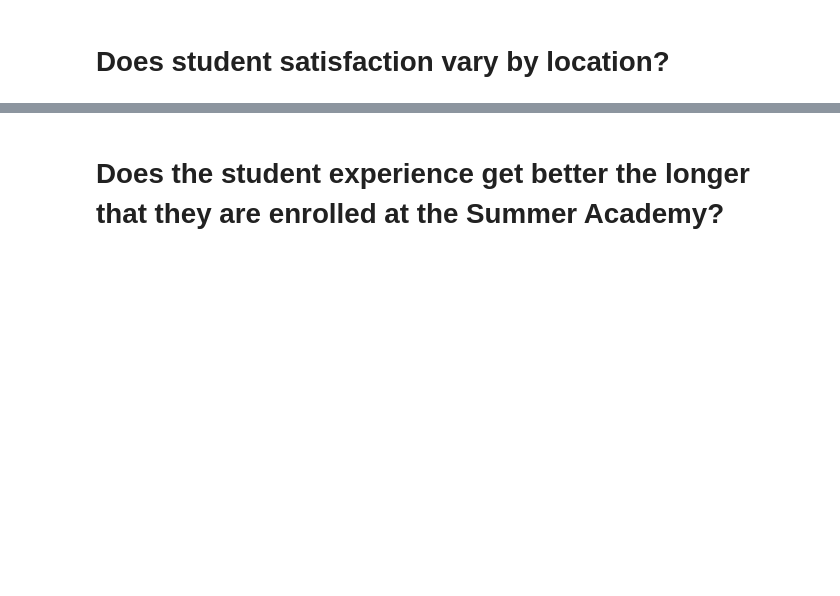
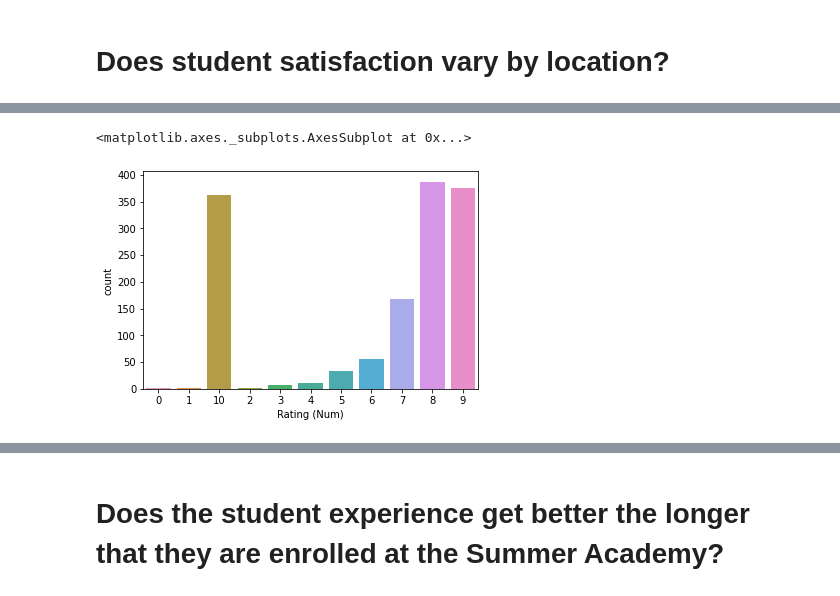
Before and after one commit to sandycamilo/DS1.1-NPS, a Jupyter notebook: notebooks/Summer_Academy_NPS_Data.ipynb, the cells around one changed output, grey strips where cells are left out. Cells and saved outputs as stored; diff of their text form; code cells hidden in the pictures; blank space fills up the shorter version.

```diff
--- a/notebooks/Summer_Academy_NPS_Data.ipynb
+++ b/notebooks/Summer_Academy_NPS_Data.ipynb
@@ -188,0 +155,8 @@ Name: Location, dtype: int64
+# %%
+# Plot of count for ratings from 0 to 10
+df.dropna(inplace=True) # Gets rid of values for those who did not submit a rating
+df
+sns.countplot(df['Rating (Num)'])
+# %% [output]
+<matplotlib.axes._subplots.AxesSubplot at 0x...>
+[figure, added]
```
Also changed, not shown: parts of 56 cells of this notebook.
